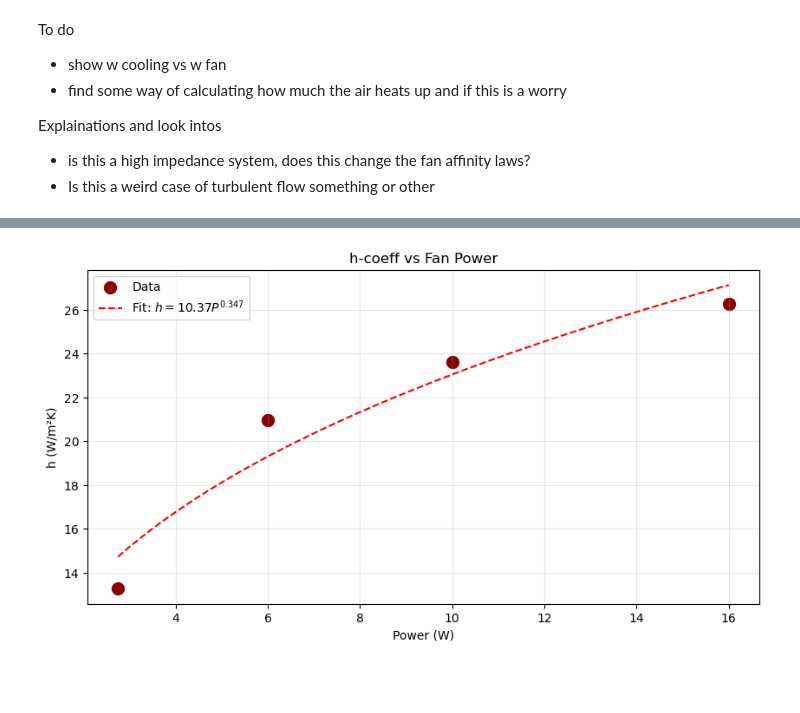
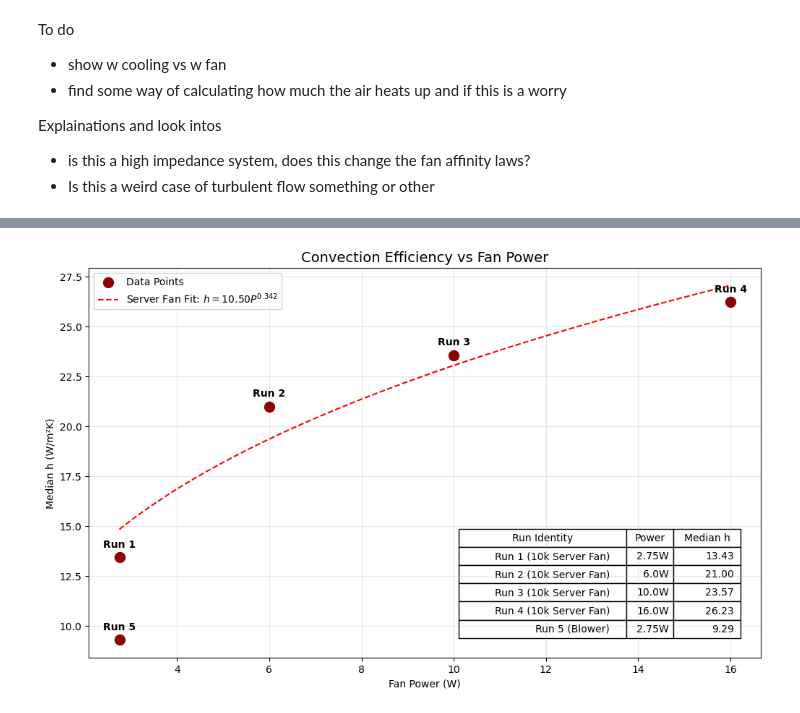
Before and after one commit to russlib/SegmentHandCalcs, a Jupyter notebook: CoolingTestData/HCoeffFindingEnepaqCooling.ipynb, the cells around one changed output, grey strips where cells are left out. Drawn from its saved outputs; the diff is of its cells as text; code cells hidden in the pictures; blank space fills up the shorter version.

```diff
--- a/CoolingTestData/HCoeffFindingEnepaqCooling.ipynb
+++ b/CoolingTestData/HCoeffFindingEnepaqCooling.ipynb
@@ -550,65 +217,60 @@ for run in files:
 # %%
+import matplotlib.pyplot as plt
+
 # --- 1. OVERLAY COMPARISON ---
-plt.figure(figsize=(10, 5))
+plt.figure(figsize=(12, 6))
 for res in processed_results:
-    plt.plot(res['time_series'], res['h_series'], label=f"{res['label']} h={res['h']:.2f}", linewidth=2)
-plt.title("Comparison of h-Coefficients")
-plt.xlabel("Time (s)")
-plt.ylabel("h (W/m²K)")
-plt.legend()
-plt.grid(True, alpha=0.3)
-plt.show()
+    plt.plot(res['time_series'], res['h_series'], label=f"{res['name']} h={res['h']:.2f}", linewidth=2)
+plt.title("Comparison of h-Coefficients (All Runs)", fontsize=14)
+plt.xlabel("Time (s)"); plt.ylabel("h (W/m²K)"); plt.legend(loc='upper right'); plt.grid(True, alpha=0.3); plt.show()
 
-# --- 2. POWER LAW FIT (Automatic Reference) ---
-x_data = np.array([res['power'] for res in processed_results])
-y_data = np.array([res['h'] for res in processed_results])
+# --- 2. POWER LAW FIT (Correlation Graph with Auto-Width Table) ---
+x_fit = np.array([res['power'] for res in processed_results if res['fit_power_law']])
+y_fit = np.array([res['h'] for res in processed_results if res['fit_power_law']])
+x_all = np.array([res['power'] for res in processed_results])
+y_all = np.array([res['h'] for res in processed_results])
 
-# Sort by power for plotting
-sort_idx = np.argsort(x_data)
-x_data, y_data = x_data[sort_idx], y_data[sort_idx]
+def power_law(P, a, b): return a * np.power(P, b)
+popt, _ = curve_fit(power_law, x_fit, y_fit, p0=[5, 0.46])
 
-def power_law(P, a, b):
-    return a * np.power(P, b)
+fig, ax = plt.subplots(figsize=(12, 7))
+ax.scatter(x_all, y_all, color='darkred', s=100, label='Data Points', zorder=5)
+x_smooth = np.linspace(x_fit.min(), x_fit.max(), 100)
+ax.plot(x_smooth, power_law(x_smooth, *popt), 'r--', label=rf'Server Fan Fit: $h = {popt[0]:.2f} P^{{{popt[1]:.3f}}}$')
 
-# Fit the model
-popt, _ = curve_fit(power_law, x_data, y_data, p0=[5, 0.46])
+# Shortened Annotations on dots
+for res in processed_results:
+    ax.annotate(res['name'].split(' (')[0], (res['power'], res['h']), xytext=(0, 10),
+                textcoords='offset points', ha='center', fontweight='bold')
 
-plt.figure(figsize=(10, 5))
-plt.scatter(x_data, y_data, color='darkred', s=100, label='Data')
-x_smooth = np.linspace(x_data.min(), x_data.max(), 100)
+# --- UPDATED CORRELATION TABLE ---
+table_data = [[res['name'], f"{res['power']}W", f"{res['h']:.2f}"] for res in processed_results]
+the_table = ax.table(cellText=table_data,
+                     colLabels=['Run Identity', 'Power', 'Median h'],
+                     loc='lower right',
+                     bbox=[0.55, 0.05, 0.42, 0.28]) # Widened and heightened the table box
 
-# FIXED: Changed 'n--' to 'r--' (red dashed line)
-plt.plot(x_smooth, power_law(x_smooth, *popt), 'r--', label=f'Fit: $h = {popt[0]:.2f} P^{{{popt[1]:.3f}}}$')
+# Auto-adjust column widths based on text length
+the_table.auto_set_font_size(False)
+the_table.set_fontsize(10)
+the_table.auto_set_column_width(col=list(range(len(table_data[0]))))
 
-plt.title("h-coeff vs Fan Power")
-plt.xlabel("Power (W)")
-plt.ylabel("h (W/m²K)")
-plt.legend()
-plt.grid(True, alpha=0.3)
+ax.set_title("Convection Efficiency vs Fan Power", fontsize=14)
+ax.set_xlabel("Fan Power (W)"); ax.set_ylabel("Median h (W/m²K)"); ax.legend(loc='upper left'); ax.grid(True, alpha=0.3)
 plt.show()
 
 # --- 3. AIR TEMP GRADIENT SIMULATION ---
-plt.figure(figsize=(10, 5))
+plt.figure(figsize=(12, 6))
 for res in processed_results:
-    # m_dot estimate: mass flow scales with power.
-    m_dot = 0.0045 * (res['power'] / 10.0)**(0.5)
-    row_temps = [t_room]
-    curr_t = t_room
+    vol_eff = 0.4 if "Blower" in res['name'] else 1.0
+    m_dot = 0.0045 * vol_eff * (res['power'] / 10.0)**(0.5)
+    row_temps, curr_t = [t_room], t_room
     for _ in range(n_rows):
-        q_row = res['h'] * area_per_row * (res['t_max'] - curr_t)
-        q_limit = m_dot * cp_air * (res['t_max'] - curr_t)
-        curr_t += min(q_row, q_limit) / (m_dot * cp_air)
+        q_actual = min(res['h'] * area_per_row * (res['t_max'] - curr_t), m_dot * cp_air * (res['t_max'] - curr_t))
+        curr_t += q_actual / (m_dot * cp_air)
         row_temps.append(curr_t)
+    plt.plot(range(n_rows + 1), row_temps, marker='o', label=res['name'])
 
-    # FIXED: Added rf"" to legend_label to handle LaTeX safely
-    legend_label = rf"{res['label']}: $\dot{{m}}$={m_dot:.4f} kg/s"
-    plt.plot(range(n_rows + 1), row_temps, marker='o', label=legend_label)
-
-plt.title("Air Temp Rise: Row 1 to Row 6")
-plt.xlabel("Row Number")
-plt.ylabel("Air Temp (°C)")
-plt.xticks(range(n_rows+1), ['Inlet', 'Row 1', 'Row 2', 'Row 3', 'Row 4', 'Row 5', 'Row 6'])
-plt.grid(True, linestyle=':', alpha=0.6)
-plt.legend()
-plt.show()
+plt.title("Estimated Air Temp Rise Across 6 Rows", fontsize=14); plt.ylabel("Air Temp (°C)")
+plt.xticks(range(n_rows+1), ['Inlet']+[f'Row {i+1}' for i in range(n_rows)]); plt.legend(loc='upper left'); plt.grid(True, alpha=0.3); plt.show()
 # %% [output]
@@ -616 +278 @@ plt.show()
-[figure, old version]
+[figure, new version]
```
Also changed, not shown: parts of 7 cells of this notebook, 1 other file.
